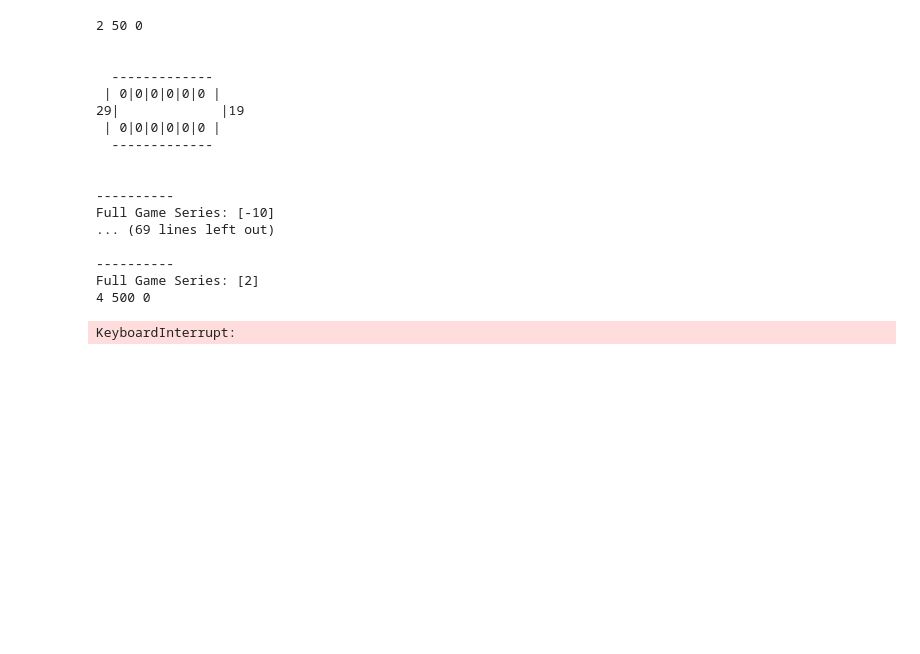
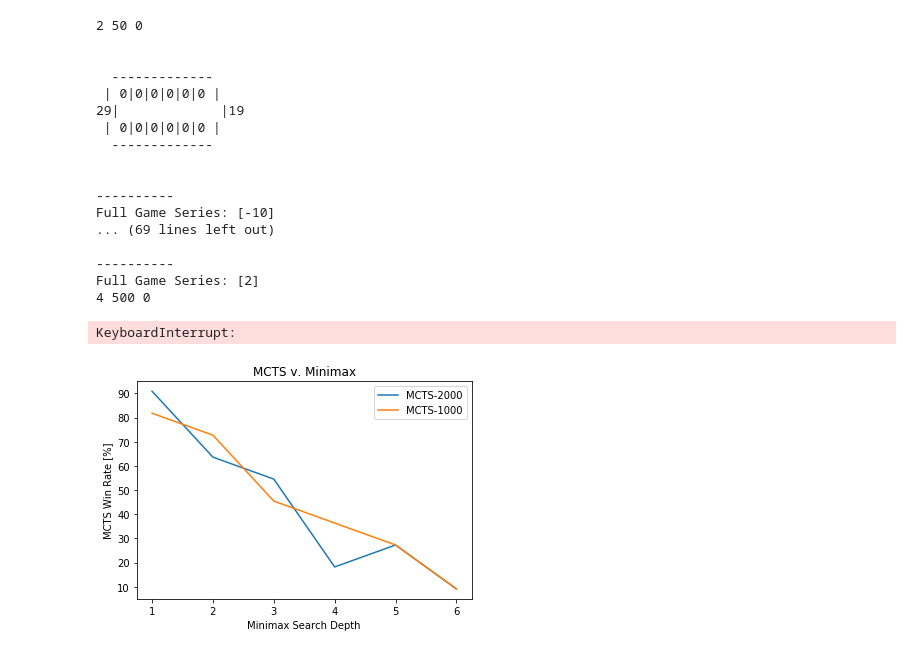
Before and after one commit to Holstrup/KalahaAI, a Jupyter notebook: AgentInspection.ipynb, the cells around one changed output. Cells and saved outputs as stored; diff of their text form; code cells hidden in the pictures; blank space fills up the shorter version.

```diff
--- a/AgentInspection.ipynb
+++ b/AgentInspection.ipynb
@@ -446,3 +446,26 @@ for i, series in enumerate(results):
 plt.title("AI vs. Stupid Player")
 plt.legend(loc="upper left")
 plt.show()
+# %%
+ai_search_depths = [1, 2, 3, 4, 5, 6]
+MCTS_2000 = [90.9090909090909,
+             63.63636363636363,
+             54.54545454545454,
+             18.181818181818183,
+             27.27272727272727,
+             9.090909090909092]
+MCTS_1000 = [81.81818181818183,
+ 72.72727272727273,
+ 45.45454545454545,
+ 36.36363636363637,
+ 27.27272727272727,
+ 9.090909090909092]
+plt.plot(ai_search_depths, MCTS_2000, label="MCTS-2000")
+plt.plot(ai_search_depths, MCTS_1000, label="MCTS-1000")
+plt.title("MCTS v. Minimax")
+plt.xlabel('Minimax Search Depth')
+plt.ylabel('MCTS Win Rate [%]')
+plt.legend(loc="upper right")
+plt.show()
+# %% [output]
+[figure, added]
```
Also changed, not shown: 1 other file.
